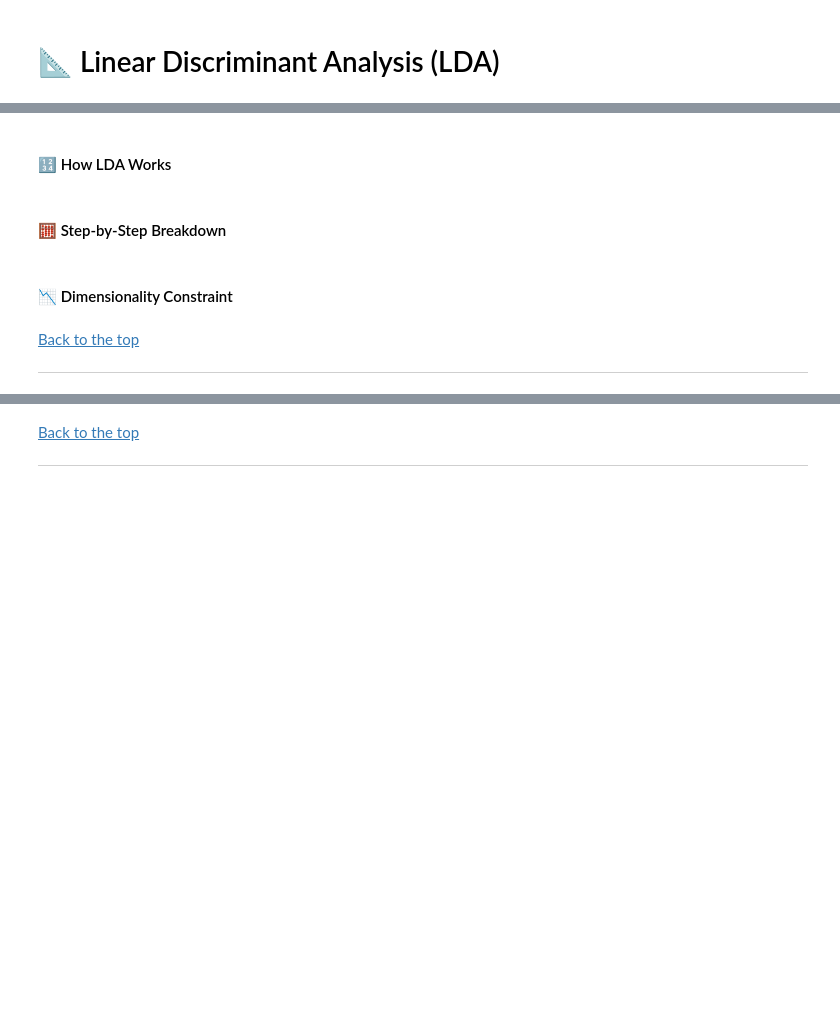
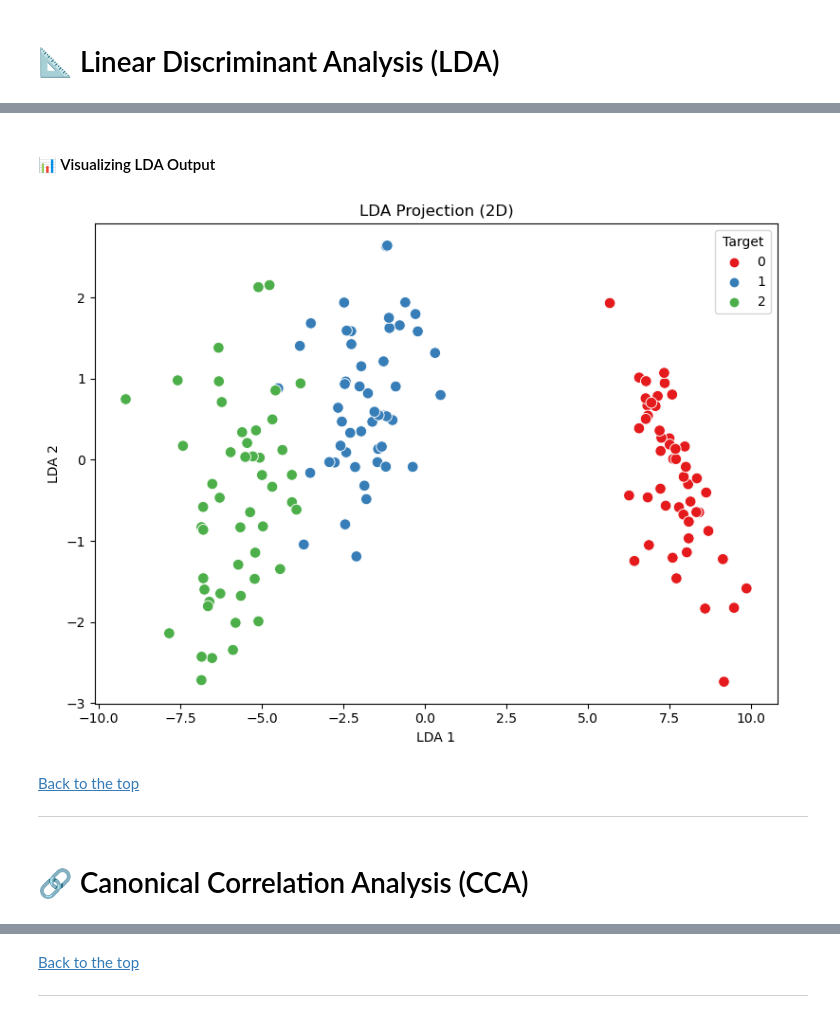
Before and after one commit to ashrithssreddy/ml-toolkit, a Jupyter notebook: Unsupervised_Learning/dimensionality_reduction_v2.ipynb, the cells around one changed output, grey strips where cells are left out. Cells and saved outputs as stored; diff of their text form; code cells hidden in the pictures; blank space fills up the shorter version.

```diff
--- a/Unsupervised_Learning/dimensionality_reduction_v2.ipynb
+++ b/Unsupervised_Learning/dimensionality_reduction_v2.ipynb
@@ -1510,12 +1539,39 @@ ___
+# %%
+from sklearn.discriminant_analysis import LinearDiscriminantAnalysis as LDA
+from sklearn.preprocessing import StandardScaler
+
+# Standardize features
+X_scaled = StandardScaler().fit_transform(X)
+
+# Fit LDA (for 3 classes, max 2 components)
+lda_model = LDA(n_components=2)
+X_lda = lda_model.fit_transform(X_scaled, y)
 # %% [markdown]
-<a id="how-lda-works"></a>
-#### 🔢 How LDA Works
+<a id="lda-visuals"></a>
+#### 📊 Visualizing LDA Output
-# %% [markdown]
-<a id="lda-steps"></a>
-#### 🧮 Step-by-Step Breakdown
-# %% [markdown]
-<a id="lda-constraint"></a>
-#### 📉 Dimensionality Constraint
+# %%
+import pandas as pd
+import seaborn as sns
+import matplotlib.pyplot as plt
+
+# Combine with labels for plotting
+lda_df = pd.DataFrame(X_lda, columns=["LDA_1", "LDA_2"])
+lda_df["label"] = y
+
+# 2D scatter plot
+plt.figure(figsize=(8, 6))
+sns.scatterplot(data=lda_df, x="LDA_1", y="LDA_2", hue="label", palette="Set1", s=70)
+plt.title("LDA Projection (2D)")
+plt.xlabel("LDA 1")
+plt.ylabel("LDA 2")
+plt.legend(title="Target")
+plt.tight_layout()
+plt.show()
+# %% [output]
+[figure, added]
 # %% [markdown]
 [Back to the top](#table-of-contents)
 ___
+# %% [markdown]
+<a id="cca"></a>
+# 🔗 Canonical Correlation Analysis (CCA)
```
Also changed, not shown: parts of 17 cells of this notebook.
